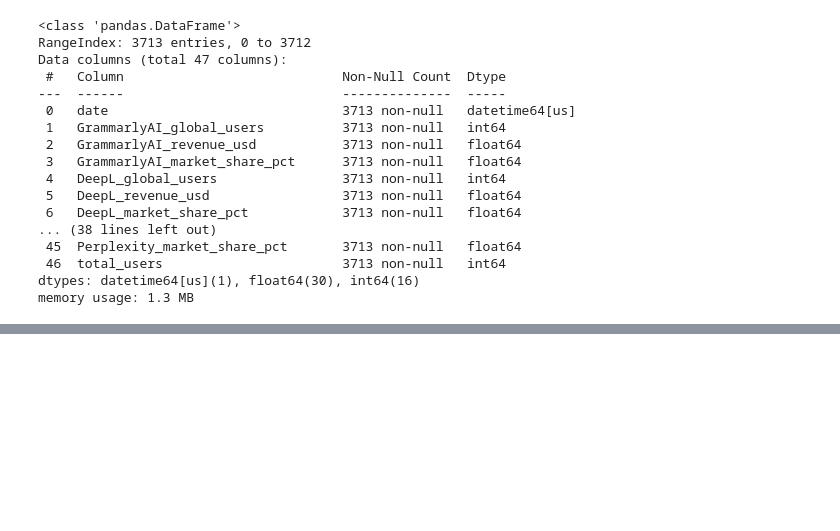
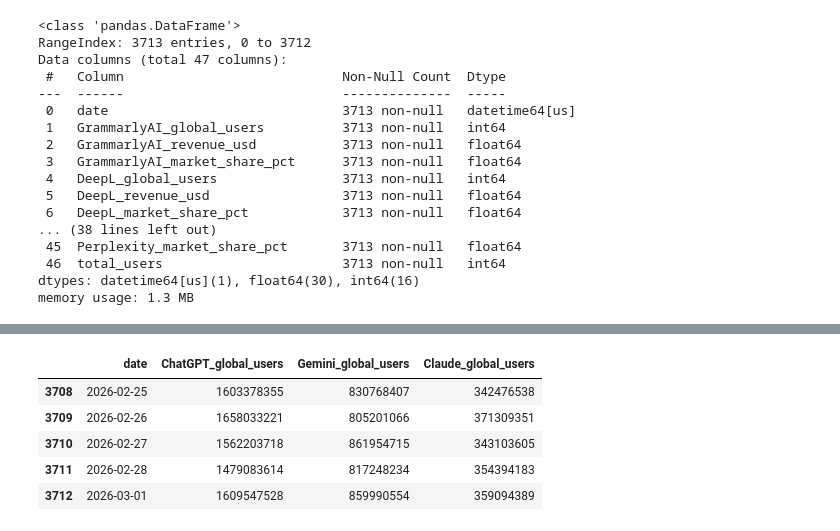
Before and after one commit to sejal18c/AI-Tools-Adoption-Dashboard, a Jupyter notebook: notebooks/ai_tools_analysis.ipynb, the cells around one changed output, grey strips where cells are left out. Saved outputs shown, nothing was run; the diff lists cells and outputs as text; code cells hidden in the pictures; blank space fills up the shorter version.

```diff
--- a/notebooks/ai_tools_analysis.ipynb
+++ b/notebooks/ai_tools_analysis.ipynb
@@ -119,0 +158,12 @@ memory usage: 1.3 MB
+# %%
+df[['date',
+    'ChatGPT_global_users',
+    'Gemini_global_users',
+    'Claude_global_users']].tail()
+# %% [output]
+|  | date | ChatGPT_global_users | Gemini_global_users | Claude_global_users |
+| 3708 | 2026-02-25 | 1603378355 | 830768407 | 342476538 |
+| 3709 | 2026-02-26 | 1658033221 | 805201066 | 371309351 |
+| 3710 | 2026-02-27 | 1562203718 | 861954715 | 343103605 |
+| 3711 | 2026-02-28 | 1479083614 | 817248234 | 354394183 |
+| 3712 | 2026-03-01 | 1609547528 | 859990554 | 359094389 |
```
Also changed, not shown: parts of 5 cells of this notebook.
